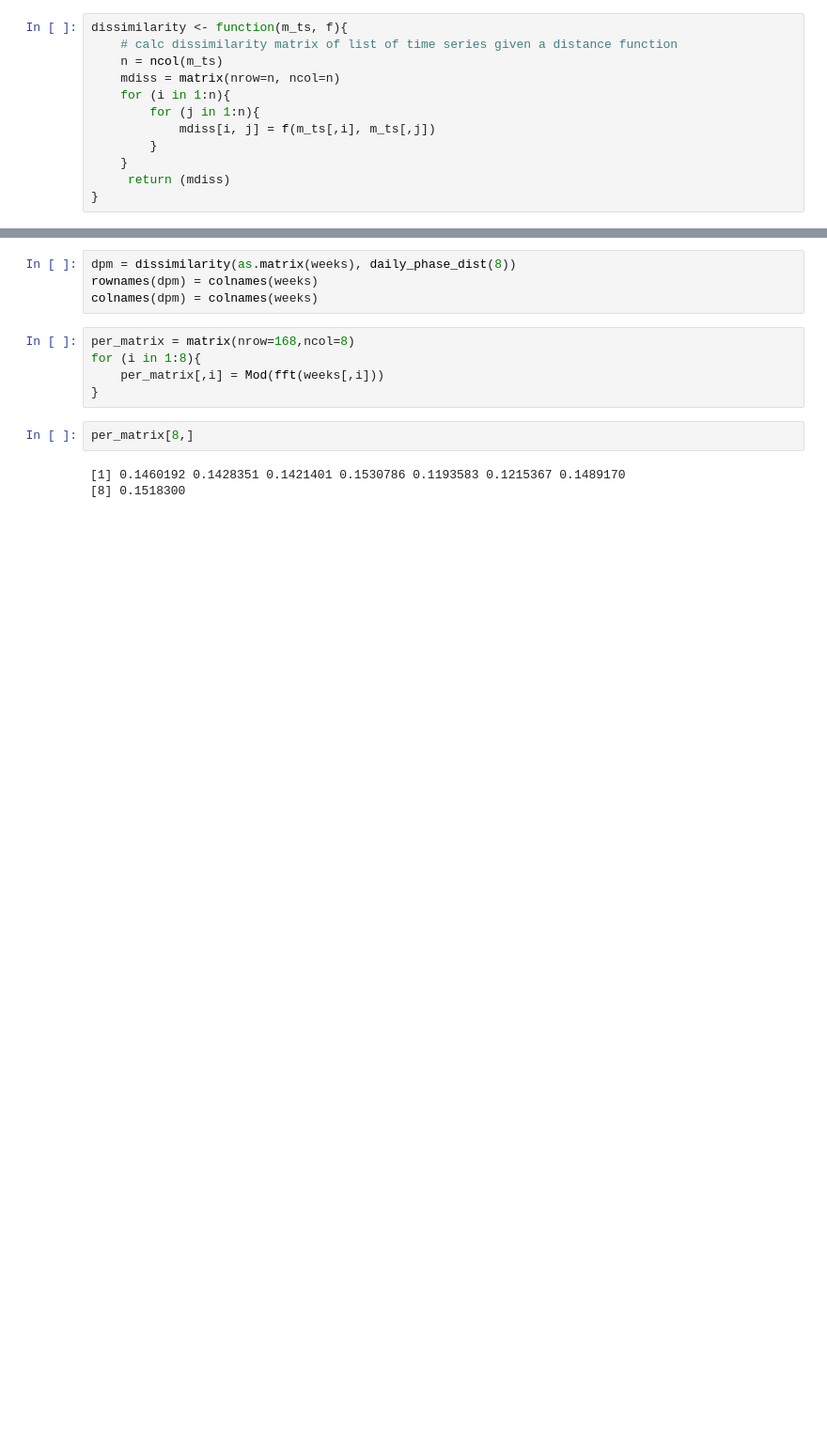
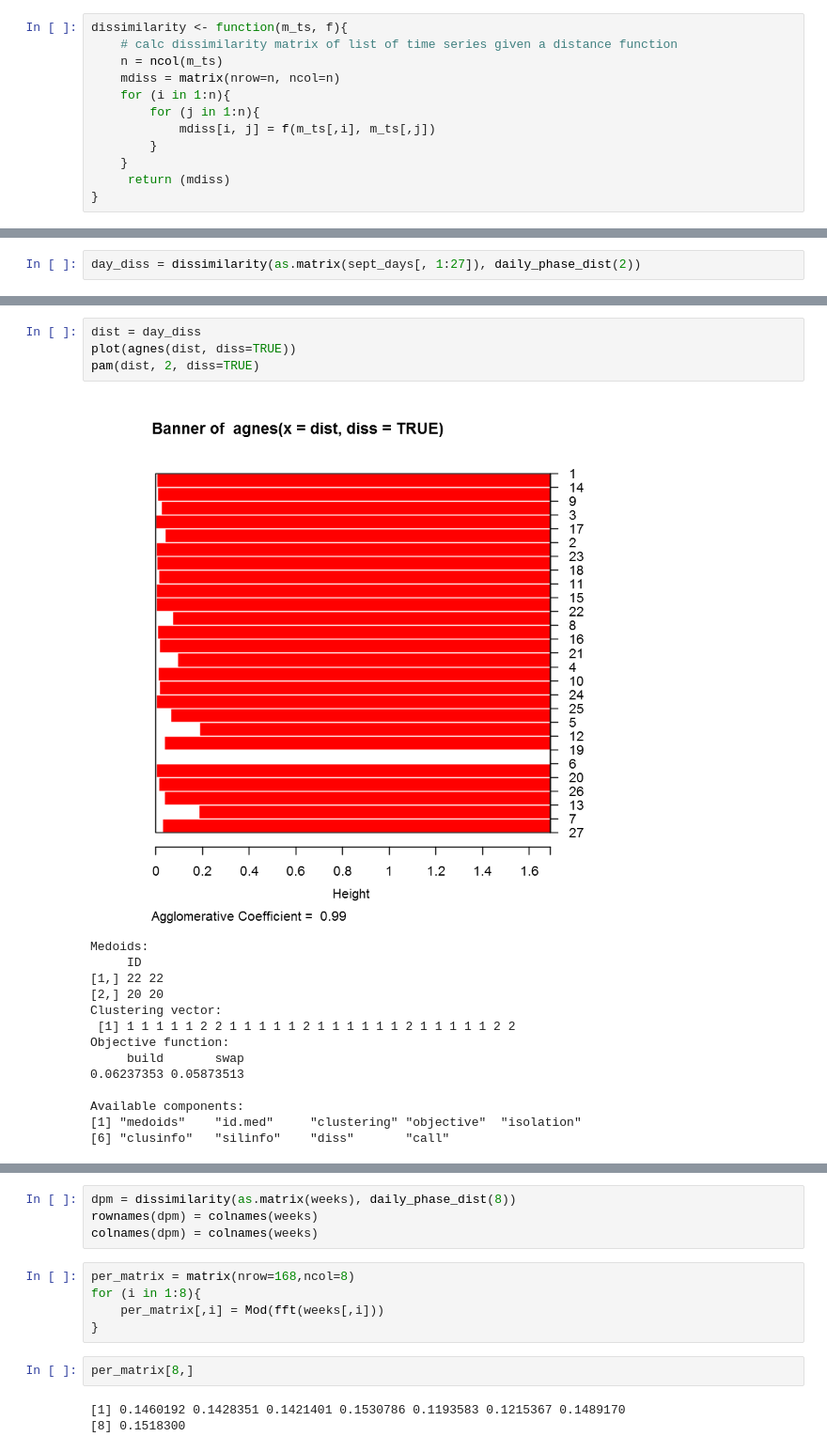
Before and after one commit to tj2huang/nyu-research, a Jupyter notebook: notebooks/r/ts-cluster.ipynb, the cells around one changed output, grey strips where cells are left out. Shown at 94% size. Drawn from its saved outputs; the diff is of its cells as text; blank space fills up the shorter version.

Commit message:
more dft phase

```diff
--- a/notebooks/r/ts-cluster.ipynb
+++ b/notebooks/r/ts-cluster.ipynb
@@ -45,0 +61,2 @@ dp29 = function(ts1, ts2){
+# %%
+day_diss = dissimilarity(as.matrix(sept_days[, 1:27]), daily_phase_dist(2))
@@ -45,0 +93,19 @@ dp29 = function(ts1, ts2){
+# %%
+dist = day_diss
+plot(agnes(dist, diss=TRUE))
+pam(dist, 2, diss=TRUE)
+# %% [output]
+[figure, added]
+Medoids:
+     ID
+[1,] 22 22
+[2,] 20 20
+Clustering vector:
+ [1] 1 1 1 1 1 2 2 1 1 1 1 1 2 1 1 1 1 1 1 2 1 1 1 1 1 2 2
+Objective function:
+     build       swap
+0.06237353 0.05873513
+
+Available components:
+[1] "medoids"    "id.med"     "clustering" "objective"  "isolation"
+[6] "clusinfo"   "silinfo"    "diss"       "call"
```
Also changed, not shown: parts of 25 cells of this notebook, 2 other files.
